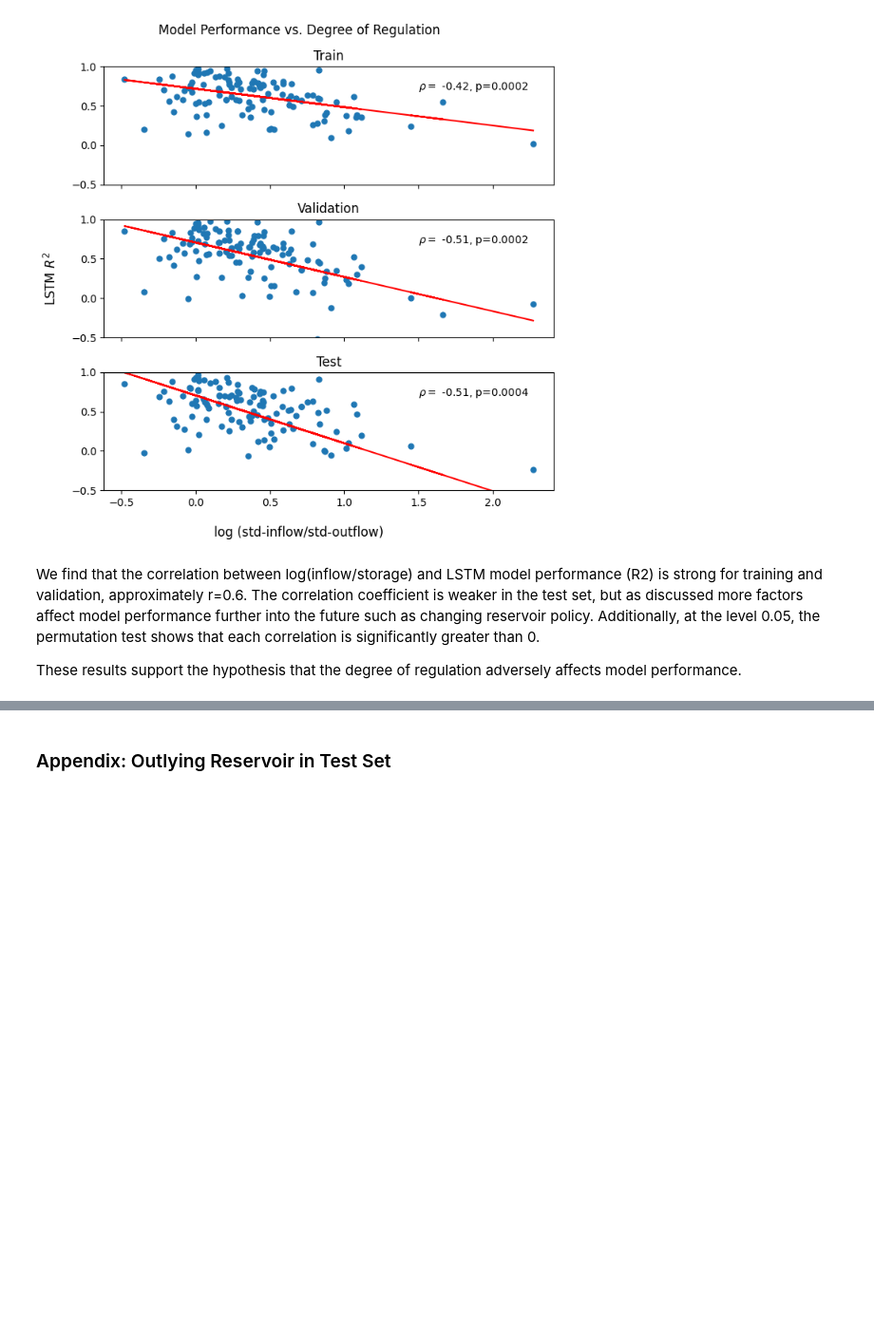
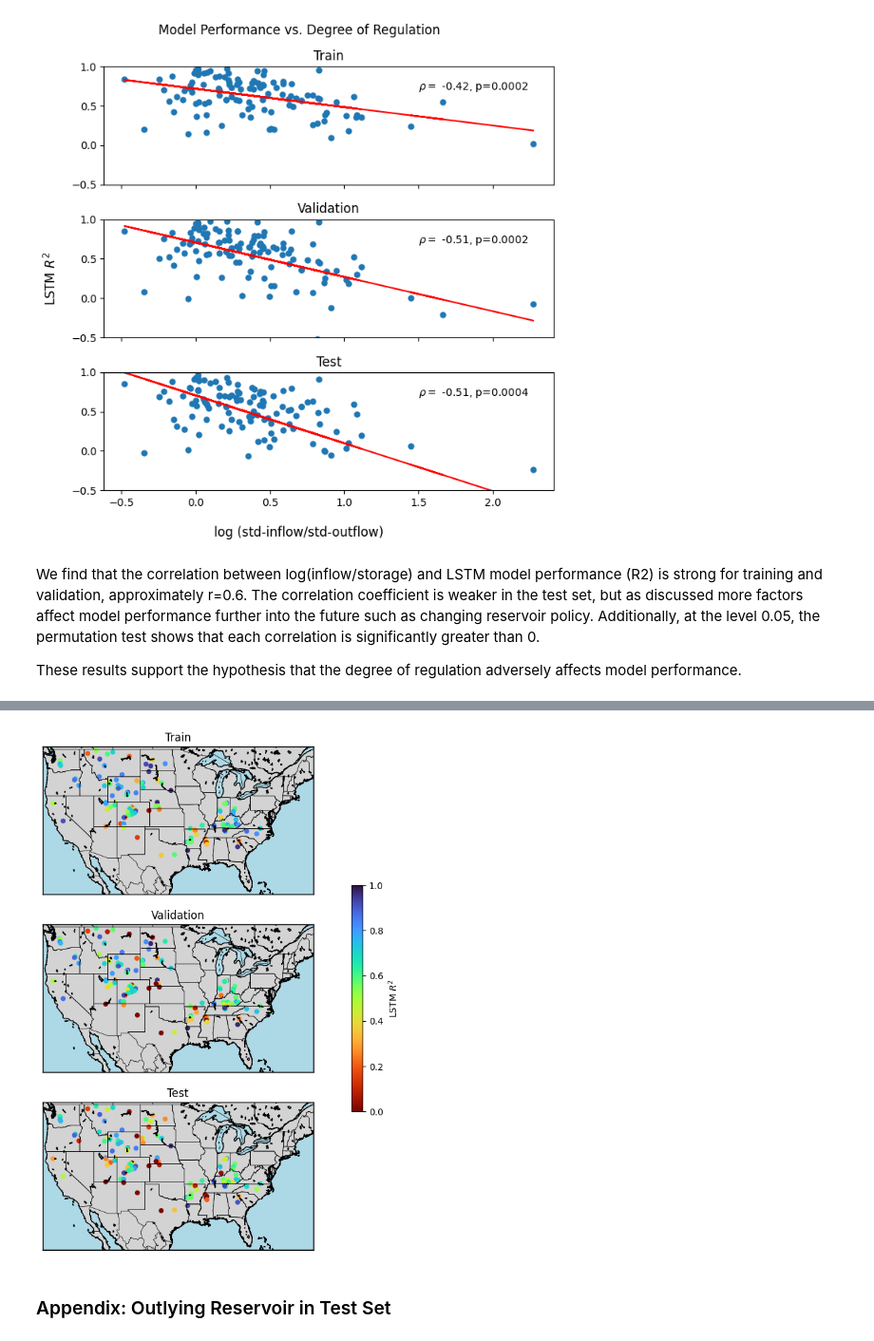
Before and after one commit to Matt2371/DL-reservoir-modeling, a Jupyter notebook: experiments/10b_resops_evaluate.ipynb, the cells around one changed output, grey strips where cells are left out. Shown at 95% size. Cells and saved outputs as stored; diff of their text form; code cells hidden in the pictures; blank space fills up the shorter version.

Commit message:
Performance vs location map
- added performance vs location map to experiment 10

```diff
--- a/experiments/10b_resops_evaluate.ipynb
+++ b/experiments/10b_resops_evaluate.ipynb
@@ -247,0 +266,5 @@ To do:
+# %%
+# Fetch GPS coordinates of reservoirs
+coords_all = pd.read_csv('data/ResOpsUS/attributes/reservoir_attributes.csv', index_col=0)[['LONG', 'LAT']]
+coords_all.index = coords_all.index.astype(str) # str index consistent with rest of experiment
+coords_all
@@ -247,0 +286,4 @@ To do:
+# %%
+# Join with LSTM performance dataframe
+coords_all = coords_all.join(other=r2_scores_df, how='inner')
+coords_all
@@ -248,3 +304,54 @@ To do:
+# %%
+# Set up map
+fig, axes = plt.subplots(nrows=3, figsize=(15, 10))
+map1 = Basemap(projection='merc', llcrnrlat=24.396308, urcrnrlat=49.384358,
+              llcrnrlon=-125.001650, urcrnrlon=-66.934570, resolution='i', ax=axes[0])
+map1.drawcoastlines()
+map1.drawcountries()
+map1.drawstates()
+map1.fillcontinents(color='lightgrey', lake_color='lightblue')
+map1.drawmapboundary(fill_color='lightblue')
+
+map2 = Basemap(projection='merc', llcrnrlat=24.396308, urcrnrlat=49.384358,
+              llcrnrlon=-125.001650, urcrnrlon=-66.934570, resolution='i', ax=axes[1])
+map2.drawcoastlines()
+map2.drawcountries()
+map2.drawstates()
+map2.fillcontinents(color='lightgrey', lake_color='lightblue')
+map2.drawmapboundary(fill_color='lightblue')
+
+map3 = Basemap(projection='merc', llcrnrlat=24.396308, urcrnrlat=49.384358,
+              llcrnrlon=-125.001650, urcrnrlon=-66.934570, resolution='i', ax=axes[2])
+map3.drawcoastlines()
+map3.drawcountries()
+map3.drawstates()
+map3.fillcontinents(color='lightgrey', lake_color='lightblue')
+map3.drawmapboundary(fill_color='lightblue')
+
+# Convert lat/long to map projection coordinates
+x, y = map1(coords_all['LONG'], coords_all['LAT'])
+
+# Scatter plot with color coding
+sc_train = map1.scatter(x, y, c=coords_all['train'],
+                       vmin=0, vmax=1, cmap='turbo_r', s=20, ax=axes[0])
+axes[0].set_title('Train')
+
+sc_val = map2.scatter(x, y, c=coords_all['val'],
+                       vmin=0, vmax=1, cmap='turbo_r', s=20, ax=axes[1])
+axes[1].set_title('Validation')
+
+sc_test = map3.scatter(x, y, c=coords_all['test'],
+                       vmin=0, vmax=1, cmap='turbo_r', s=20, ax=axes[2])
+axes[2].set_title('Test')
+
+# Add a colorbar
+plt.colorbar(sc_train, ax=[axes[0], axes[1], axes[2]],
+            orientation='vertical', shrink=0.45, label='LSTM $R^2$')
+
+# Show the plot
+plt.show()
+# %% [output]
+[figure, added]
 # %% [markdown]
 ### Appendix: Outlying Reservoir in Test Set
 # %%
```
Also changed, not shown: parts of 8 cells of this notebook, 1 other file.
